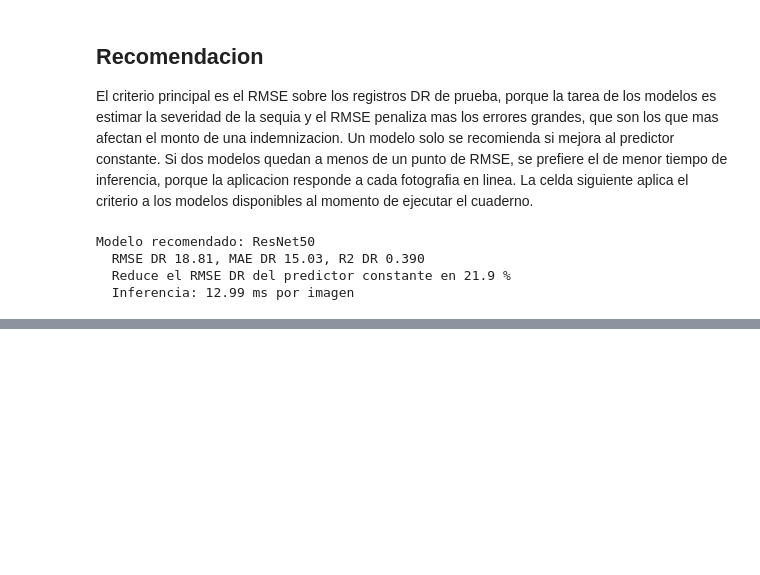
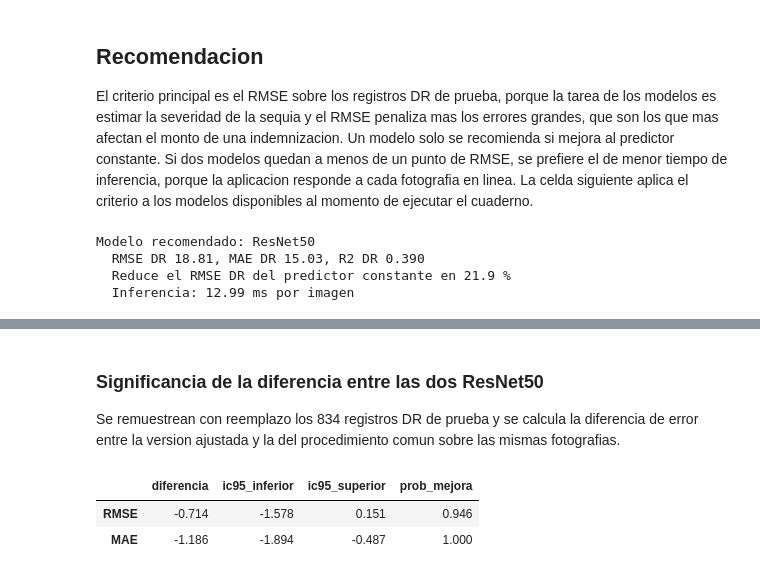
Before and after one commit to BARHUG0/CC3084-Proyecto2, a Jupyter notebook: notebooks/07_comparacion_modelos.ipynb, the cells around one changed output, grey strips where cells are left out. Drawn from its saved outputs; the diff is of its cells as text; code cells hidden in the pictures; blank space fills up the shorter version.

Commit message:
feat: incluye resnet50 ajustada y prueba de significancia en la comparacion

```diff
--- a/notebooks/07_comparacion_modelos.ipynb
+++ b/notebooks/07_comparacion_modelos.ipynb
@@ -231,0 +238,24 @@ revisarse al volver a ejecutar el cuaderno con Random Forest y DenseNet121.
+# %% [markdown]
+### Significancia de la diferencia entre las dos ResNet50
+
+Se remuestrean con reemplazo los 834 registros DR de prueba y se calcula la diferencia de error entre
+la version ajustada y la del procedimiento comun sobre las mismas fotografias.
+# %%
+if {"resnet50", "resnet50_ajustada"} <= set(tablas):
+    comun, ajustada = (tablas[m][tablas[m]["dano"] == DANO_SEQUIA] for m in ("resnet50", "resnet50_ajustada"))
+    real = comun["real"].to_numpy()
+    errores_comun, errores_ajustada = comun["predicho"].to_numpy() - real, ajustada["predicho"].to_numpy() - real
+    rng = np.random.default_rng(42)
+    muestras = rng.integers(0, len(real), (5000, len(real)))
+    diferencias = {
+        "RMSE": np.sqrt((errores_ajustada[muestras] ** 2).mean(1)) - np.sqrt((errores_comun[muestras] ** 2).mean(1)),
+        "MAE": np.abs(errores_ajustada[muestras]).mean(1) - np.abs(errores_comun[muestras]).mean(1),
+    }
+    display(pd.DataFrame(
+        {nombre: {"diferencia": d.mean(), "ic95_inferior": np.percentile(d, 2.5), "ic95_superior": np.percentile(d, 97.5),
+                  "prob_mejora": (d < 0).mean()} for nombre, d in diferencias.items()}
+    ).T.round(3))
+# %% [output]
+|  | diferencia | ic95_inferior | ic95_superior | prob_mejora |
+| RMSE | -0.714 | -1.578 | 0.151 | 0.946 |
+| MAE | -1.186 | -1.894 | -0.487 | 1.000 |
```
Also changed, not shown: parts of 9 cells of this notebook, 4 other files.
